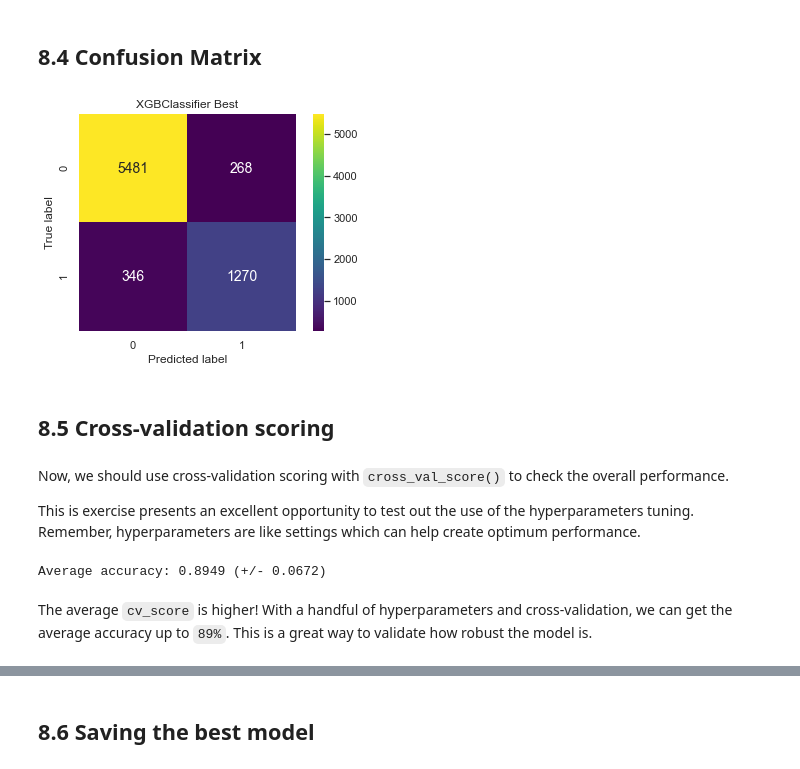
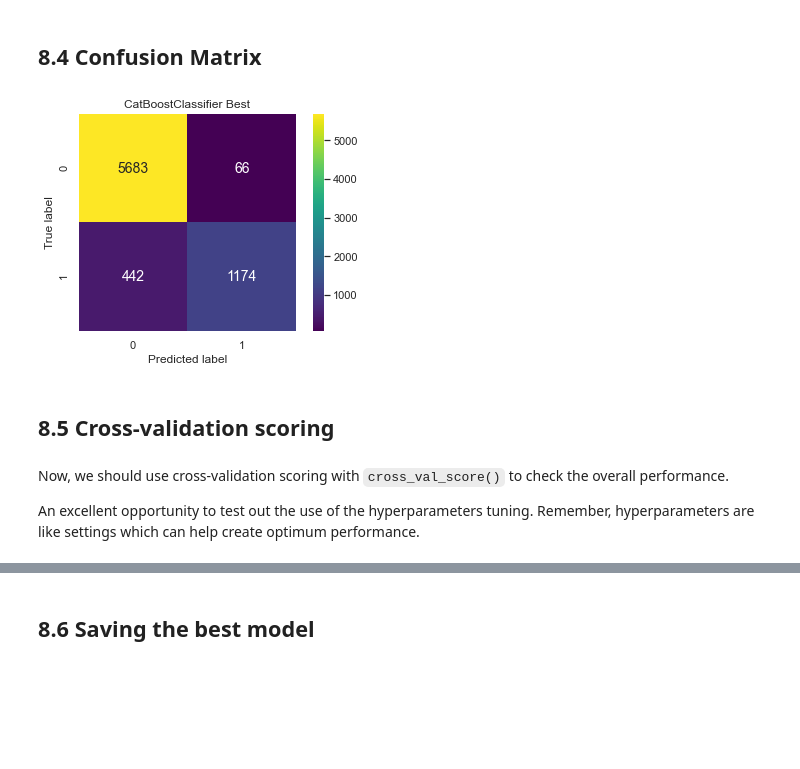
Before and after one commit to brunokatekawa/credit_risk, a Jupyter notebook: Credit_Risk.ipynb, the cells around one changed output, grey strips where cells are left out. Saved outputs shown, nothing was run; the diff lists cells and outputs as text; code cells hidden in the pictures; blank space fills up the shorter version.

```diff
--- a/Credit_Risk.ipynb
+++ b/Credit_Risk.ipynb
@@ -1565,10 +1733,10 @@ space = {'max_depth': np.arange(2, 10, 2),
          'n_estimators': np.arange(10, 105, 15)}
 # %%
 # prepares RandomizedSearchCV object
-xgb_clf_cv = RandomizedSearchCV(estimator=xgb_clf, param_distributions=space,
-                                scoring='roc_auc', n_iter=10, cv=10, verbose=2,
+catb_clf_cv = RandomizedSearchCV(estimator=catb_clf, param_distributions=space,
+                                scoring='f1', n_iter=10, cv=5, verbose=2,
                                 random_state=SEED, n_jobs=-1)
 # %%
 # fits the RandomizedSearchCV object
-xgb_clf_cv.fit(X_balanced, y_balanced)
+catb_clf_cv.fit(X_balanced, y_balanced)
 # %% [output]
@@ -1664,0 +1794,33 @@ gu.plot_pr_auc(y_test, xgb_best_model_probs, 'XGBoost Best')
+# %%
+# uses the variable ax for single a Axes
+fig, ax = plt.subplots()
+
+# sets the figure size in inches
+ax.figure.set_size_inches(10, 6)
+
+# generate a no skill prediction (majority class)
+ns_probs = [0 for _ in range(len(y_test))]
+
+# predict probabilities
+catb_tuned_model_probs = catb_tuned_model.predict_proba(X_test)
+
+# calculates the roc curves
+ns_fpr, ns_tpr, _ = roc_curve(y_test, ns_probs)
+catb_fpr, catb_tpr, _ = roc_curve(y_test, y_pred_catb_prob)
+tuned_fpr, tuned_tpr, _ = roc_curve(y_test, catb_tuned_model_probs[:,1])
+
+# plots the roc curve for the model
+plt.plot(ns_fpr, ns_tpr, linestyle='--', label='No Skill')
+plt.plot(catb_fpr, catb_tpr, marker='.', label='CatBoost')
+plt.plot(tuned_fpr, tuned_tpr, marker='.', label='CatBoost (Tunned HP)')
+
+# sets plot features
+plt.title("ROC Curve", fontsize=14)
+plt.xlabel('False Positive Rate')
+plt.ylabel('True Positive Rate')
+
+# displays the legend
+plt.legend()
+
+# displays the plot
+plt.show()
@@ -1666,31 +1830,20 @@ gu.plot_pr_auc(y_test, xgb_best_model_probs, 'XGBoost Best')
 ## 8.4 Confusion Matrix
 # %%
 # keeps probabilities for the positive outcome only
-df_xgb_bm_probs = pd.DataFrame(xgb_best_model_probs[:, 1], columns = ['prob_default'])
+df_probs = pd.DataFrame(catb_tuned_model_probs[:, 1], columns = ['prob_default'])
 
 # applied the threshold
-y_pred_bm = df_xgb_bm_probs['prob_default'].apply(lambda x: 1 if x > THRESHOLD else 0)
+y_pred = df_probs['prob_default'].apply(lambda x: 1 if x > THRESHOLD else 0)
 
-gu.plot_single_confusion_matrix(y_test, y_pred_bm, xgb_best_model, 'Best')
+gu.plot_single_confusion_matrix(y_test, y_pred, catb_tuned_model, 'Best')
 
 # displays plot
 plt.show()
 # %% [output]
-[figure, old version]
+[figure, new version]
 # %% [markdown]
 ## 8.5 Cross-validation scoring
 # %% [markdown]
 Now, we should use cross-validation scoring with `cross_val_score()` to check the overall performance.
 
-This is exercise presents an excellent opportunity to test out the use of the hyperparameters tuning. Remember, hyperparameters are like settings which can help create optimum performance.
+An excellent opportunity to test out the use of the hyperparameters tuning. Remember, hyperparameters are like settings which can help create optimum performance.
-# %%
-# calculates the cross validation scores
-cv_scores = cross_val_score(xgb_best_model, X, np.ravel(y), cv = 10, n_jobs=-1)
-
-# prints the average accuracy and standard deviation of the scores
-print("Average accuracy: %0.4f (+/- %0.4f)" % (cv_scores.mean(),
-                                              cv_scores.std() * 2))
-# %% [output]
-Average accuracy: 0.8949 (+/- 0.0672)
-# %% [markdown]
-The average `cv_score` is higher! With a handful of hyperparameters and cross-validation, we can get the average accuracy up to `89%`. This is a great way to validate how robust the model is.
```
Also changed, not shown: parts of 124 cells of this notebook.
